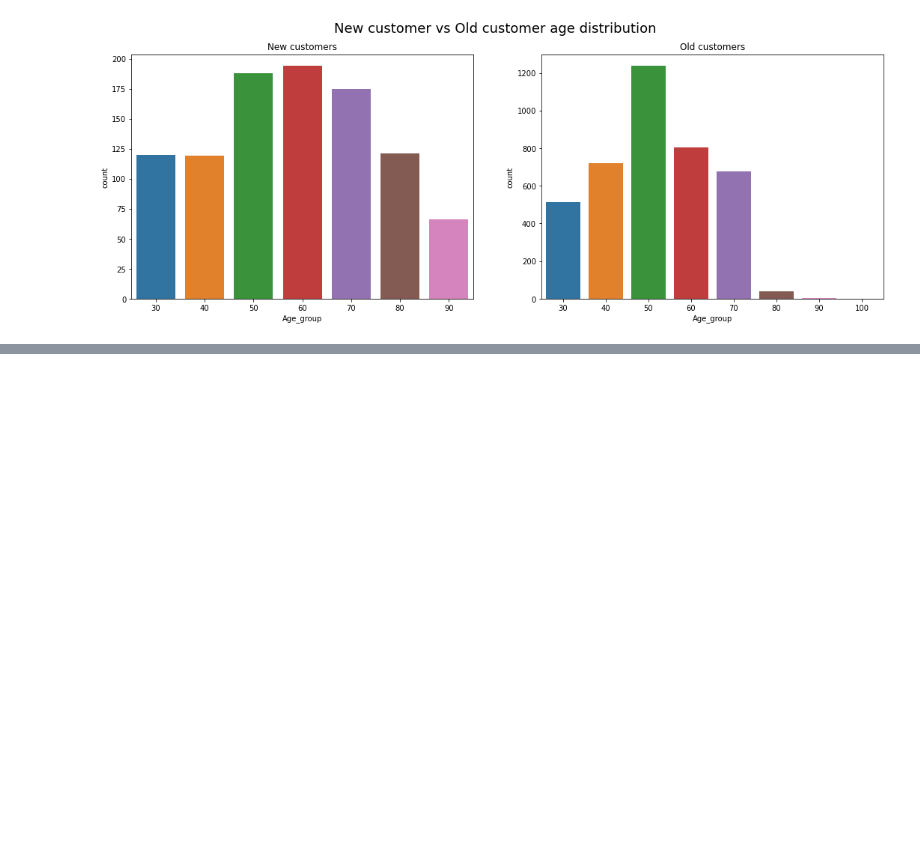
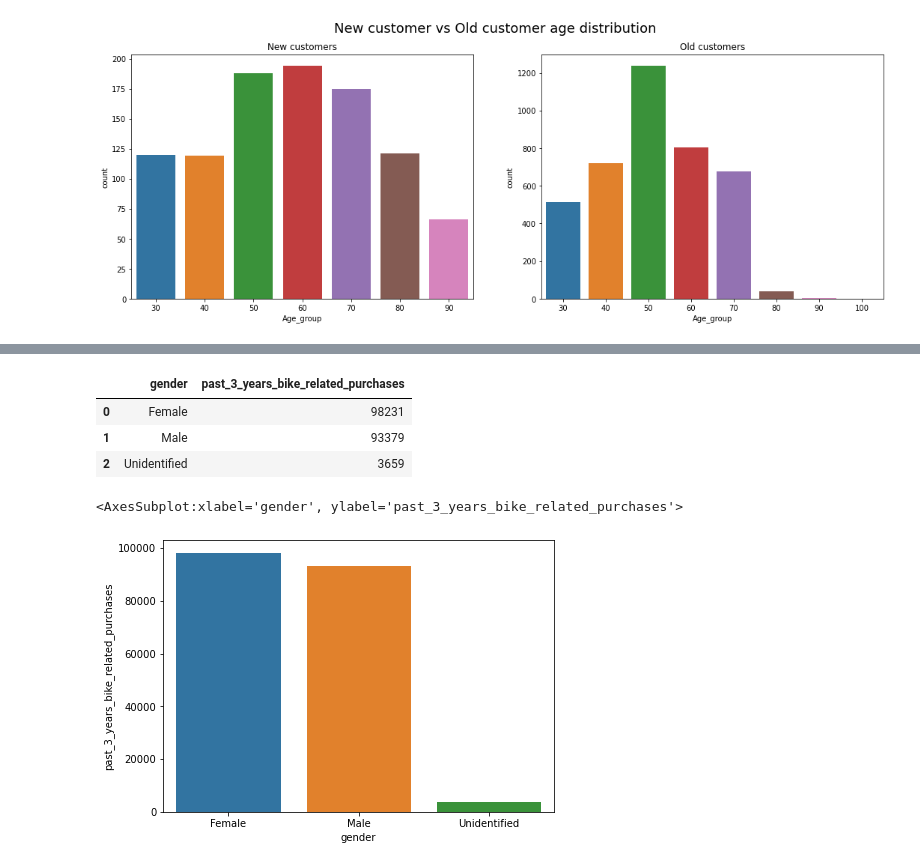
Before and after one commit to Jagadeeshkumaryanda/Customer_Segmentation_Analysis, a Jupyter notebook: Exploratory Data Analysis.ipynb, the cells around one changed output, grey strips where cells are left out. Cells and saved outputs as stored; diff of their text form; code cells hidden in the pictures; blank space fills up the shorter version.

```diff
--- a/Exploratory Data Analysis.ipynb
+++ b/Exploratory Data Analysis.ipynb
@@ -117,0 +130,14 @@ Text(0.5, 1.0, 'Old customers')
+# %%
+cust_bike_purchase_gender = cust_data.groupby('gender').agg({'past_3_years_bike_related_purchases':sum}).reset_index()
+cust_bike_purchase_gender.head()
+# %% [output]
+|  | gender | past_3_years_bike_related_purchases |
+| 0 | Female | 98231 |
+| 1 | Male | 93379 |
+| 2 | Unidentified | 3659 |
+# %%
+plt.figure(figsize=(7,5))
+sns.barplot(cust_bike_purchase_gender['gender'],cust_bike_purchase_gender['past_3_years_bike_related_purchases'])
+# %% [output]
+<AxesSubplot:xlabel='gender', ylabel='past_3_years_bike_related_purchases'>
+[figure, added]
```
Also changed, not shown: parts of 10 cells of this notebook.
